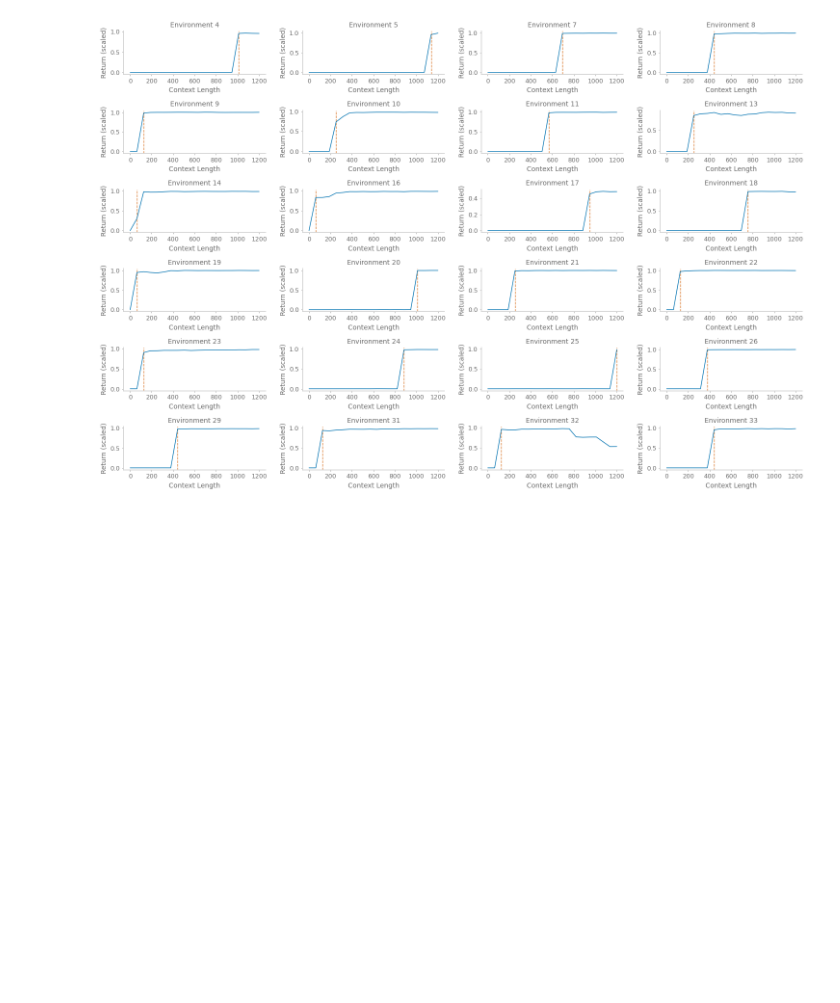
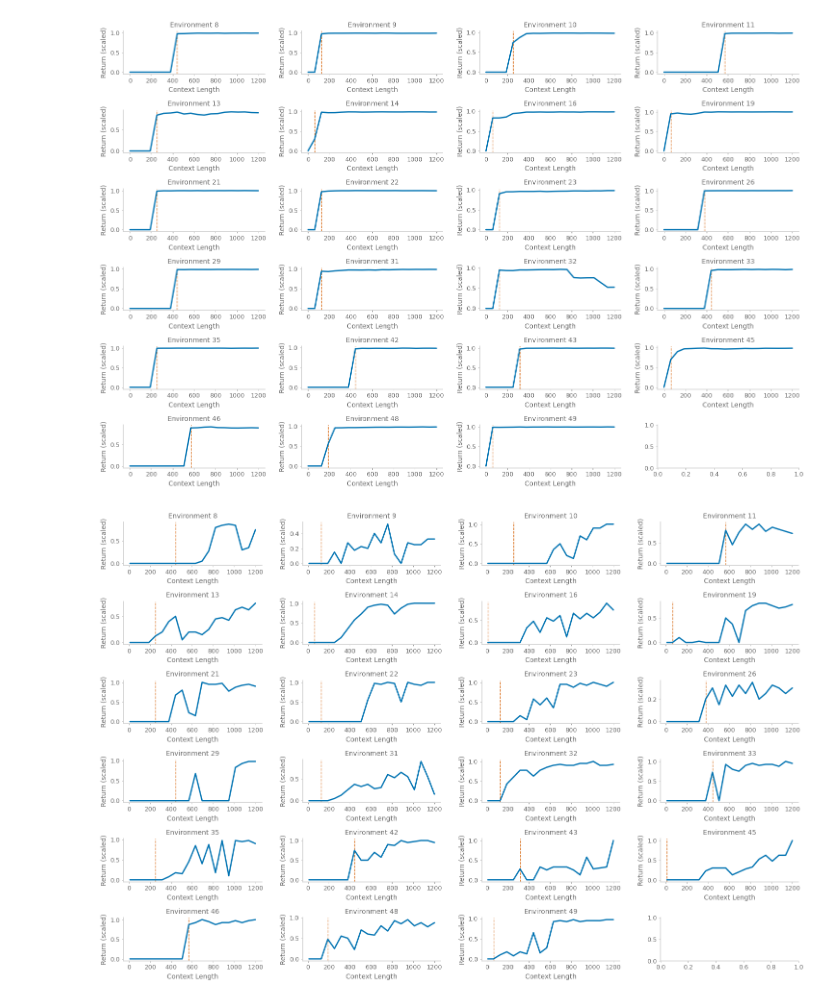
Before and after one commit to chingf/icl-maze, a Jupyter notebook: notebooks/plotting.ipynb, the cells around one changed output. Saved outputs shown, nothing was run; the diff lists cells and outputs as text; code cells hidden in the pictures; blank space fills up the shorter version.

```diff
--- a/notebooks/plotting.ipynb
+++ b/notebooks/plotting.ipynb
@@ -66,7 +99,7 @@ for env in sample_envs:
     env_df = _df[_df['environment'] == env]
     # Find first context length where reward > 0
     first_reward = env_df[env_df['experienced_reward'] > 0]['context_length'].min()
-    if pd.notna(first_reward):
+    if pd.notna(first_reward) and first_reward < 600:
         axes[n_envs_plotted].axvline(x=first_reward, color='r', linestyle='--', alpha=0.8)
     else:
         continue
@@ -74,7 +107,8 @@ for env in sample_envs:
         data=env_df,
         x='context_length',
         y='returns_scaled',
-        ax=axes[n_envs_plotted]
+        ax=axes[n_envs_plotted],
+        linewidth=2
     )
     axes[n_envs_plotted].set_title(f'Environment {env}')
     axes[n_envs_plotted].set_xlabel('Context Length')
@@ -86,4 +120,42 @@ for env in sample_envs:
 plt.tight_layout()
 plt.show()
 # %% [output]
-[figure, old version]
+[figure, new version]
+# %%
+rlim = 30
+_df = df[df['model'] == 'DQN']
+sample_envs = _df['environment'].unique()
+
+# Create 3x4 subplot grid
+n_rows = 6
+n_cols = 4
+fig, axes = plt.subplots(n_rows, n_cols, figsize=(15, 10))
+axes = axes.flatten()
+n_envs_plotted = 0
+n_envs_total = n_rows * n_cols
+for env in sample_envs:
+    env_df = _df[_df['environment'] == env]
+    # Find first context length where reward > 0
+    first_reward = env_df[env_df['experienced_reward'] > 0]['context_length'].min()
+    if pd.notna(first_reward) and first_reward < 600:
+        axes[n_envs_plotted].axvline(x=first_reward, color='r', linestyle='--', alpha=0.8)
+    else:
+        continue
+    sns.lineplot(
+        data=env_df,
+        x='context_length',
+        y='returns_scaled',
+        ax=axes[n_envs_plotted],
+        linewidth=2
+    )
+    axes[n_envs_plotted].set_title(f'Environment {env}')
+    axes[n_envs_plotted].set_xlabel('Context Length')
+    axes[n_envs_plotted].set_ylabel('Return (scaled)')
+    n_envs_plotted += 1
+    if n_envs_plotted == n_envs_total:
+        break
+
+plt.tight_layout()
+plt.show()
+# %% [output]
+[figure, added]
```
Also changed, not shown: parts of 9 cells of this notebook, 1 other file.
